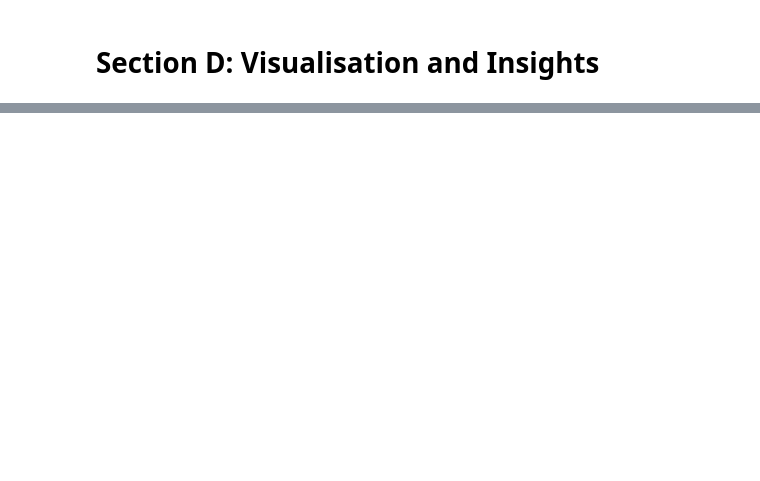
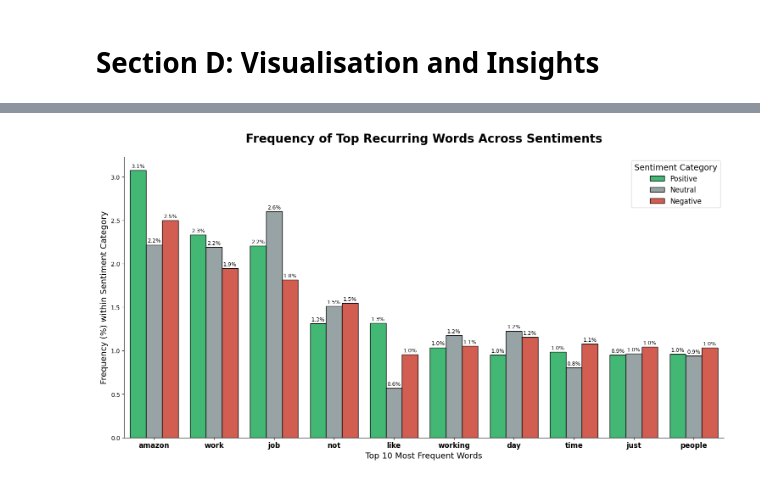
Before and after one commit to mf2056/F20AA, a Jupyter notebook: F20AA_CW.ipynb, the cells around one changed output, grey strips where cells are left out. Drawn from its saved outputs; the diff is of its cells as text; code cells hidden in the pictures; blank space fills up the shorter version.

```diff
--- a/F20AA_CW.ipynb
+++ b/F20AA_CW.ipynb
@@ -1233,7 +1602,7 @@ from google.colab import files
 
 # 1. Use the dataframe you already have in memory
 # (If it's named vad_df or df, the code below handles both)
-data_to_process = vad_df if 'vad_df' in locals() else df
+data_to_process = final_df if 'final_df' in locals() else df
 
 # 2. Create a list to store the words and labels
 lem_list = []
@@ -1319,0 +1751,64 @@ plt.show()
+# %%
+import pandas as pd
+import matplotlib.pyplot as plt
+import seaborn as sns
+
+# 1. Load the data
+lem_map = pd.read_csv('lemmatized_word_map.csv')
+
+# 2. Identify the Top 10 most frequent words OVERALL to use as our X-axis
+# This ensures we are comparing the same words across all 3 categories
+top_overall_words = lem_map['lemmatized_word'].value_counts().head(10).index.tolist()
+
+# 3. Calculate percentages for these words in each sentiment
+plot_data = []
+
+for sentiment in ['positive', 'neutral', 'negative']:
+    subset = lem_map[lem_map['sentiment'].str.lower() == sentiment]
+    total_words_in_sentiment = len(subset)
+
+    for word in top_overall_words:
+        word_count = len(subset[subset['lemmatized_word'] == word])
+        percentage = (word_count / total_words_in_sentiment) * 100
+        plot_data.append({
+            'Word': word,
+            'Sentiment': sentiment.capitalize(),
+            'Percentage': percentage
+        })
+
+viz_df = pd.DataFrame(plot_data)
+
+# 4. Create the Grouped Bar Chart
+plt.figure(figsize=(15, 8))
+colors = {'Positive': '#2ecc71', 'Neutral': '#95a5a6', 'Negative': '#e74c3c'}
+
+sns.barplot(
+    x='Word',
+    y='Percentage',
+    hue='Sentiment',
+    data=viz_df,
+    palette=colors,
+    edgecolor='black'
+)
+
+# 5. Formatting the Headings and Labels
+plt.title("Frequency of Top Recurring Words Across Sentiments", fontsize=20, fontweight='bold', pad=25)
+plt.ylabel("Frequency (%) within Sentiment Category", fontsize=14)
+plt.xlabel("Top 10 Most Frequent Words", fontsize=14)
+plt.xticks(fontsize=12, fontweight='bold')
+plt.legend(title="Sentiment Category", fontsize=12, title_fontsize=14)
+
+# Add value labels on top of bars
+for p in plt.gca().patches:
+    if p.get_height() > 0:
+        plt.gca().annotate(f'{p.get_height():.1f}%',
+                           (p.get_x() + p.get_width() / 2., p.get_height()),
+                           ha='center', va='center',
+                           fontsize=9, color='black', xytext=(0, 7),
+                           textcoords='offset points')
+
+sns.despine() # Remove top and right borders
+plt.tight_layout()
+plt.show()
+# %% [output]
+[figure, added]
```
Also changed, not shown: parts of 82 cells of this notebook.
